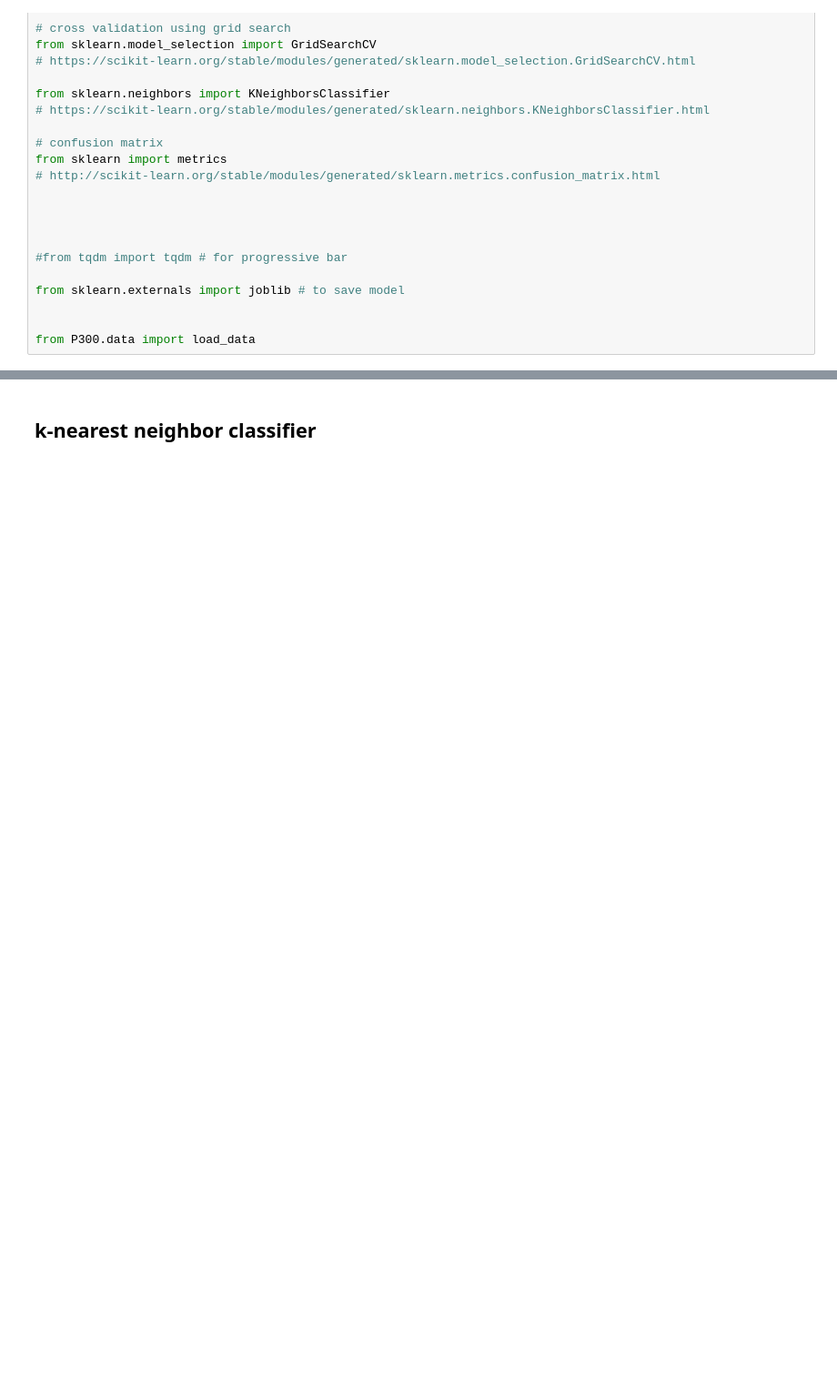
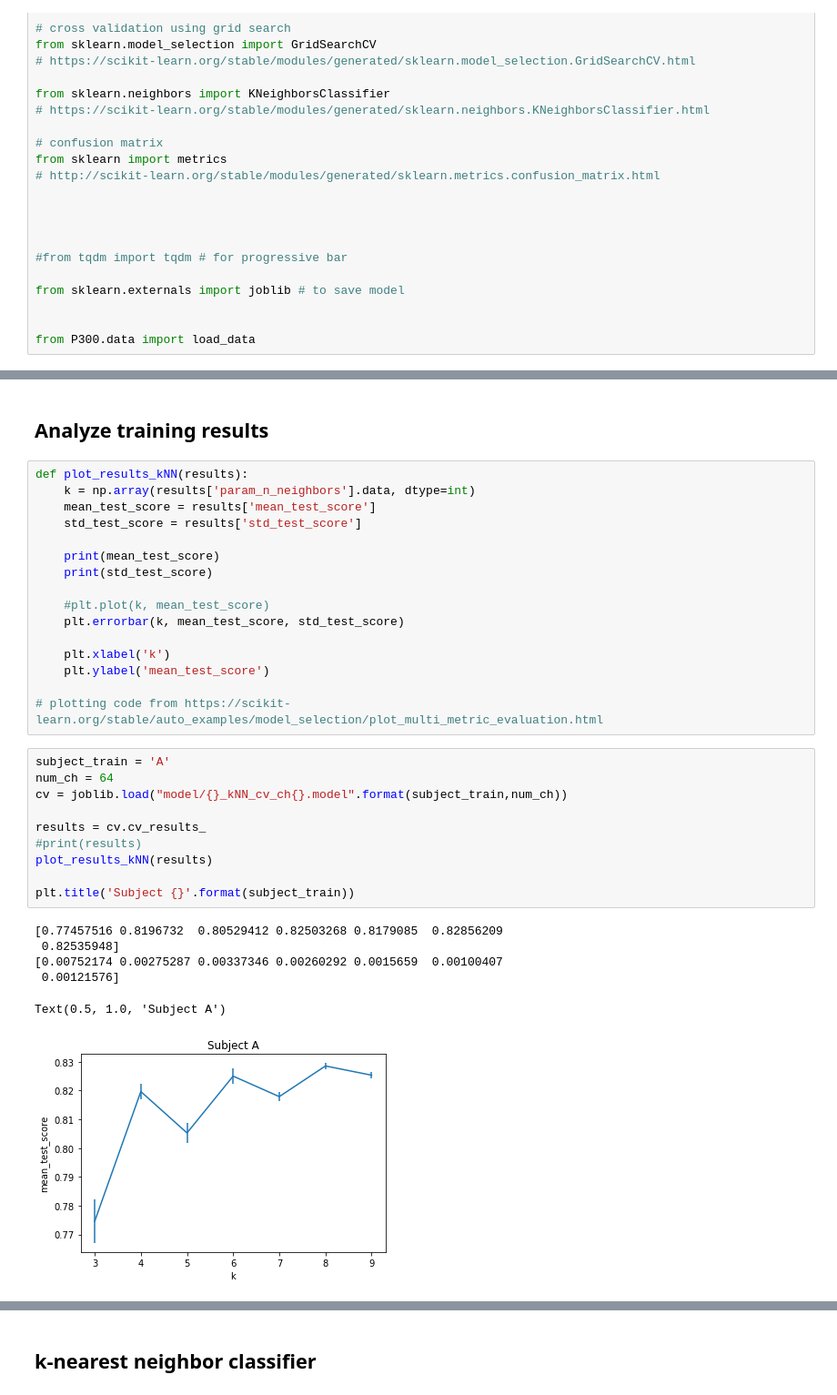
Before and after one commit to ys7yoo/iP300, a Jupyter notebook: train_kNN_cv.ipynb, the cells around one changed output, grey strips where cells are left out. Shown at 91% size. Cells and saved outputs as stored; diff of their text form; blank space fills up the shorter version.

Commit message:
cv results of kNN with k up to 9

```diff
--- a/train_kNN_cv.ipynb
+++ b/train_kNN_cv.ipynb
@@ -27,0 +36,35 @@ from P300.data import load_data
+# %% [markdown]
+## Analyze training results
+# %%
+def plot_results_kNN(results):
+    k = np.array(results['param_n_neighbors'].data, dtype=int)
+    mean_test_score = results['mean_test_score']
+    std_test_score = results['std_test_score']
+
+    print(mean_test_score)
+    print(std_test_score)
+
+    #plt.plot(k, mean_test_score)
+    plt.errorbar(k, mean_test_score, std_test_score)
+
+    plt.xlabel('k')
+    plt.ylabel('mean_test_score')
+
+# plotting code from https://scikit-learn.org/stable/auto_examples/model_selection/plot_multi_metric_evaluation.html
+# %%
+subject_train = 'A'
+num_ch = 64
+cv = joblib.load("model/{}_kNN_cv_ch{}.model".format(subject_train,num_ch))
+
+results = cv.cv_results_
+#print(results)
+plot_results_kNN(results)
+
+plt.title('Subject {}'.format(subject_train))
+# %% [output]
+[0.77457516 0.8196732  0.80529412 0.82503268 0.8179085  0.82856209
+ 0.82535948]
+[0.00752174 0.00275287 0.00337346 0.00260292 0.0015659  0.00100407
+ 0.00121576]
+Text(0.5, 1.0, 'Subject A')
+[figure, added]
```
Also changed, not shown: parts of 5 cells of this notebook.
